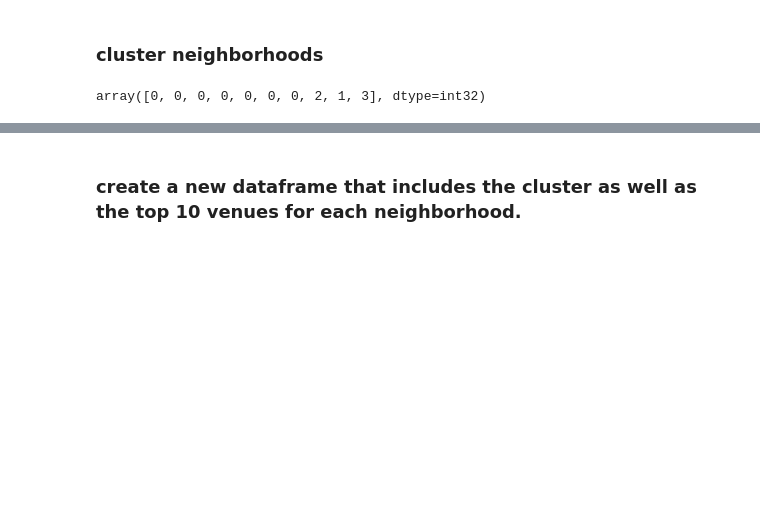
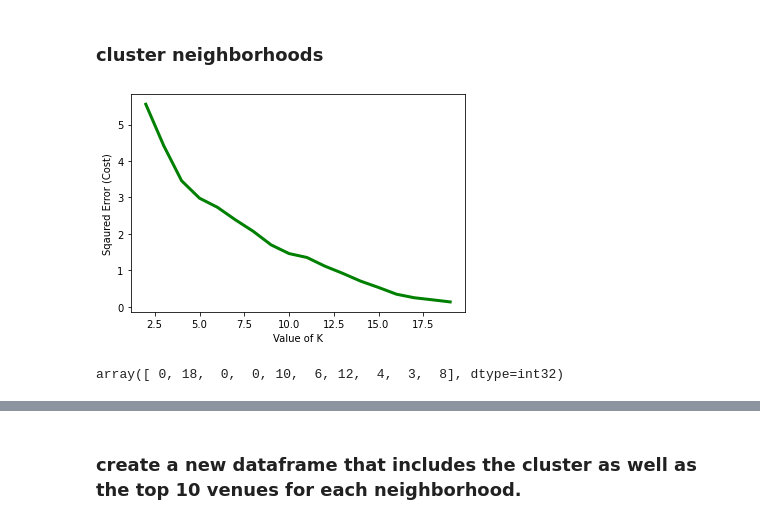
Before and after one commit to ztk007/Coursera_Capstone, a Jupyter notebook: Applied Data Science Capstone Week 4 and 5.ipynb, the cells around one changed output, grey strips where cells are left out. Saved outputs shown, nothing was run; the diff lists cells and outputs as text; code cells hidden in the pictures; blank space fills up the shorter version.

```diff
--- a/Applied Data Science Capstone Week 4 and 5.ipynb
+++ b/Applied Data Science Capstone Week 4 and 5.ipynb
@@ -351,15 +380,29 @@ zipcodes_venues_sorted.head()
 # %% [markdown]
 ### cluster neighborhoods
 # %%
+import matplotlib.pyplot as plt
+
 # set number of clusters
-kclusters = 5
+cost =[]
+k_values = [i for i in range(2,20)]
 
 df_grouped_clustering = df_grouped.drop('Zipcode', 1)
 #print (toronto_grouped_clustering.head())
 # run k-means clustering
-kmeans = KMeans(n_clusters=kclusters, random_state=0).fit(df_grouped_clustering)
+for kclusters in k_values:
+    kmeans = KMeans(n_clusters=kclusters, random_state=0).fit(df_grouped_clustering)
+    #print (dir(kmeans))
+    #print (kmeans.inertia_)
+    cost.append(kmeans.inertia_)
+
+# plot the cost against K values
+plt.plot(k_values, cost, color ='g', linewidth ='3')
+plt.xlabel("Value of K")
+plt.ylabel("Sqaured Error (Cost)")
+plt.show() # clear the plot
 
 # check cluster labels generated for each row in the dataframe
 kmeans.labels_[0:10]
 # %% [output]
+[figure, added]
-array([0, 0, 0, 0, 0, 0, 0, 2, 1, 3], dtype=int32)
+array([ 0, 18,  0,  0, 10,  6, 12,  4,  3,  8], dtype=int32)
```
Also changed, not shown: parts of 13 cells of this notebook.
